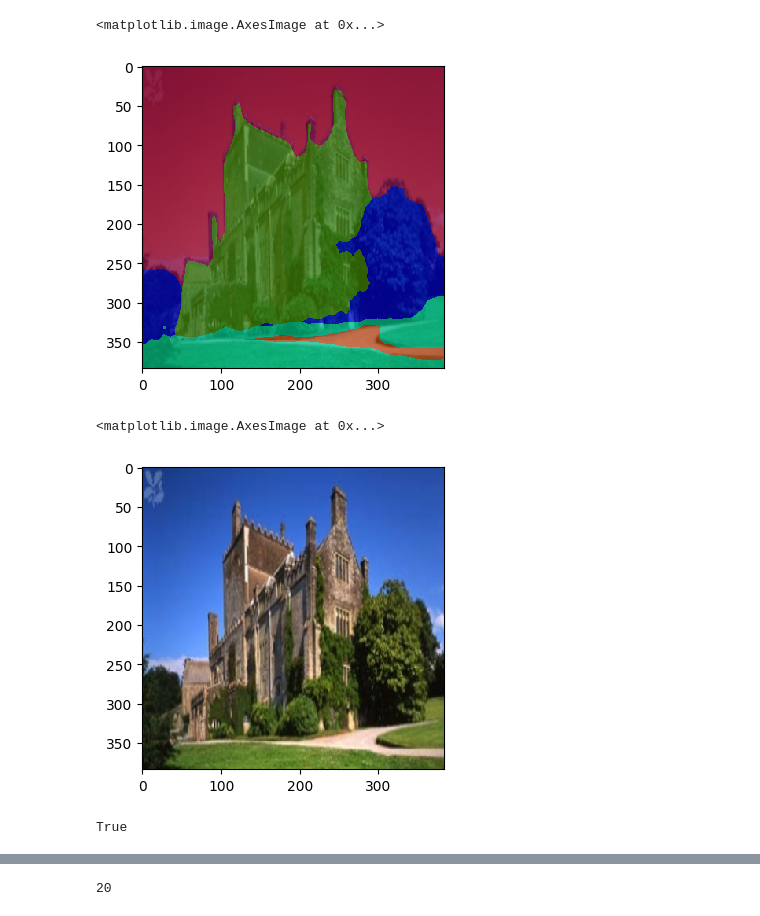
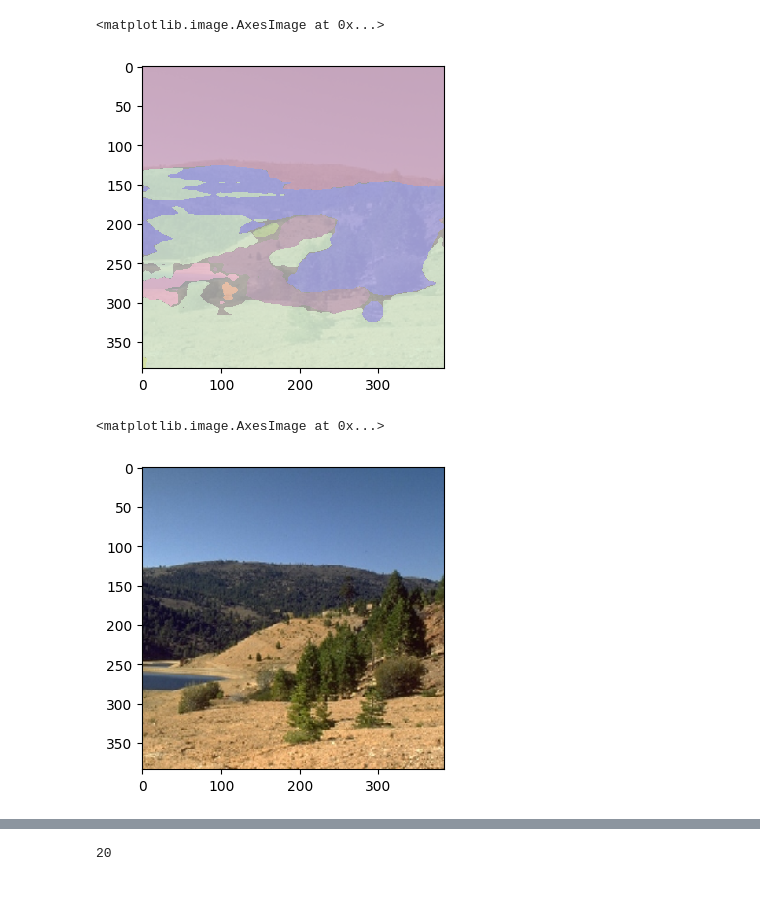
Before and after one commit to danilons/imret, a Jupyter notebook: notebooks/CompleteExample.ipynb, the cells around one changed output, grey strips where cells are left out. Drawn from its saved outputs; the diff is of its cells as text; code cells hidden in the pictures.

```diff
--- a/notebooks/CompleteExample.ipynb
+++ b/notebooks/CompleteExample.ipynb
@@ -15,8 +23,11 @@ plt.imshow(image[:, :, (2, 1, 0)])
 # %%
 from imret.preprocess import Segment
 # %%
-net = Segment('/Users/danilonunes/Downloads/20170527-222129-0246_epoch_11.0/deploy.prototxt',
-              '/Users/danilonunes/Downloads/20170527-222129-0246_epoch_11.0/snapshot_iter_5412.caffemodel',
+# net = Segment('/Users/danilonunes/Downloads/20170527-222129-0246_epoch_11.0/deploy.prototxt',
+#               '/Users/danilonunes/Downloads/20170527-222129-0246_epoch_11.0/snapshot_iter_5412.caffemodel',
+#               '../data/query/name_conversion.csv', gpu=False)
+net = Segment('../data/model/deploy.prototxt',
+              '../data/model/snapshot.caffemodel',
               '../data/query/name_conversion.csv', gpu=False)
 # %% [output]
 Creating net with:
@@ -30,0 +52,2 @@ plt.imshow(palette)
+# %%
+dset = Dataset('../data/datasets/', 'test', '../data/images/')
@@ -30,0 +89,3 @@ plt.imshow(palette)
+# %%
+image = dset.get_im_array('w_wheelhouse_wheelhouse_000016.jpg', True)
+plt.imshow(image)
@@ -31,20 +128,14 @@ plt.imshow(palette)
 # %%
-weighted = net.weighted_image(image)
+weighted = net.weighted_image(image[:, :, (2, 1, 0)])
 # %%
-plt.imshow(weighted[:, :, (2, 1, 0)])
+plt.imshow(weighted[:, :, (2, 1, 0)], alpha=.4)
 # %% [output]
 <matplotlib.image.AxesImage at 0x...>
-[figure, old version]
+[figure, new version]
 # %%
 rsz = scipy.misc.imresize(image, (384, 384))
 plt.imshow(rsz[:, :, (2, 1, 0)])
 # %% [output]
 <matplotlib.image.AxesImage at 0x...>
-[figure, old version]
+[figure, new version]
-# %%
-cv2.imwrite('/Users/danilonunes/Dropbox/Latex/Thesis-final/mainmatter/data/method/test.jpg', rsz)
-cv2.imwrite('/Users/danilonunes/Dropbox/Latex/Thesis-final/mainmatter/data/method/segmented.png', palette[:, :, (2, 1, 0)])
-cv2.imwrite('/Users/danilonunes/Dropbox/Latex/Thesis-final/mainmatter/data/method/weighted.png', weighted)
-# %% [output]
-True
 # %%
```
Also changed, not shown: parts of 32 cells of this notebook, 14 other files.
